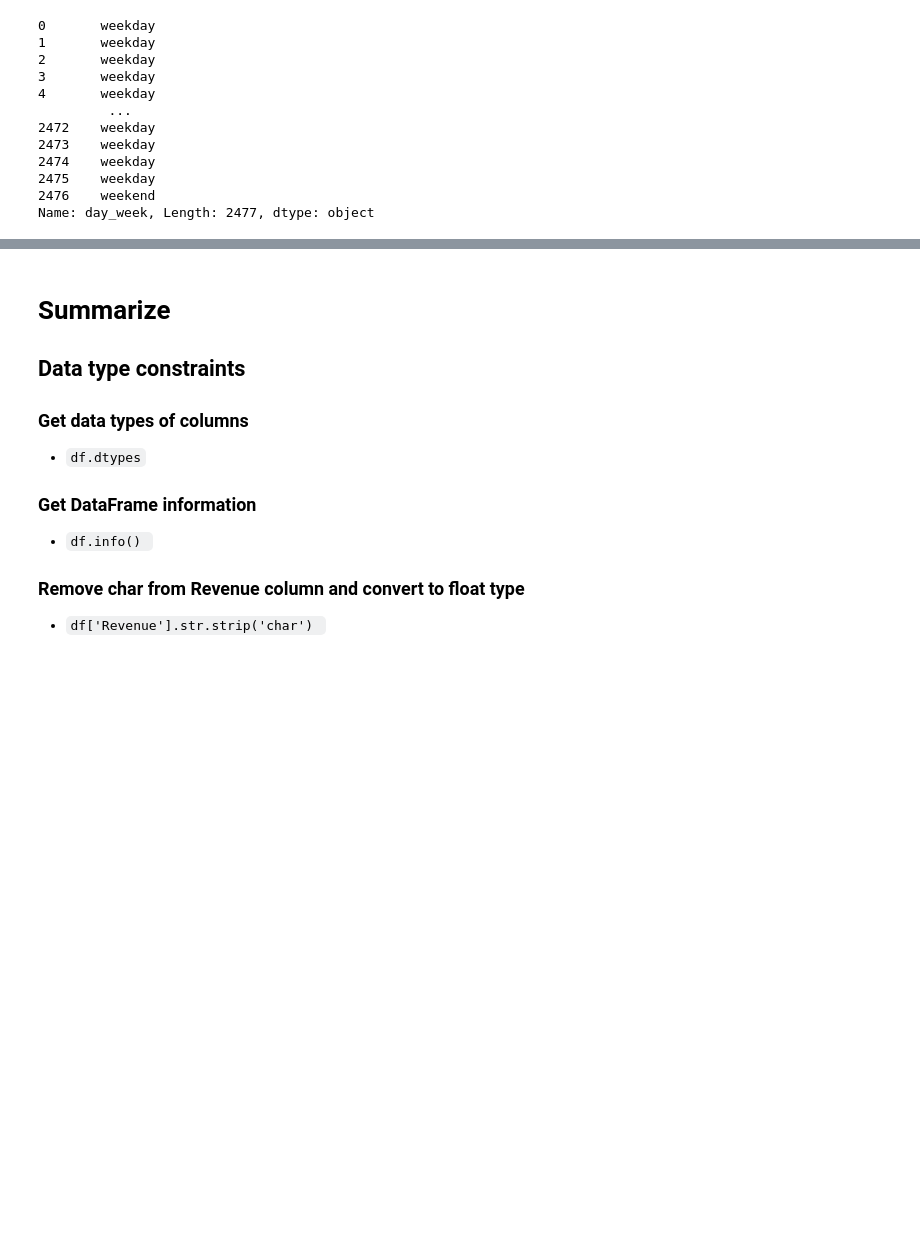
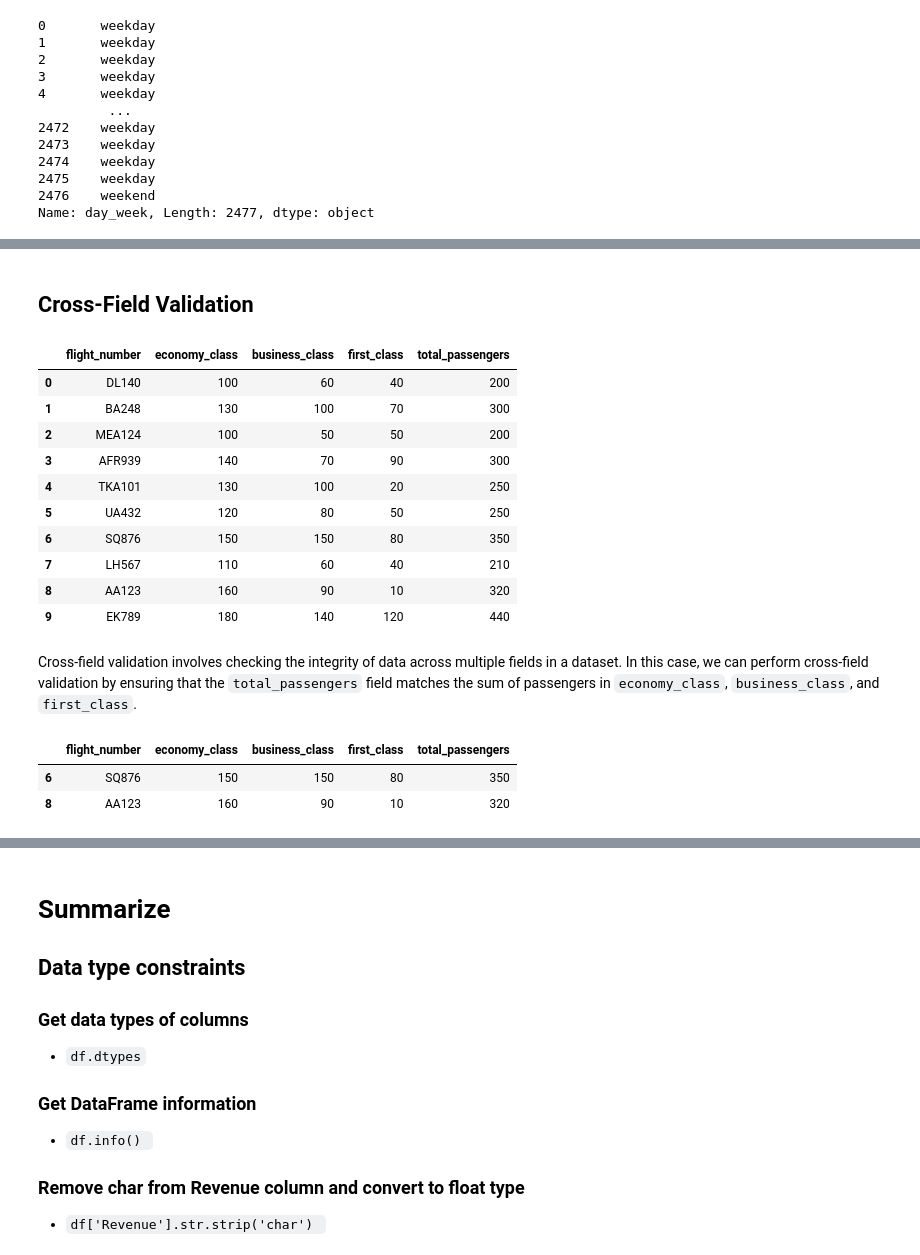
Before and after one commit to MahmoudNamNam/Importing-and-Cleaning-Data, a Jupyter notebook: CleaningData.ipynb, the cells around one changed output, grey strips where cells are left out. Saved outputs shown, nothing was run; the diff lists cells and outputs as text; code cells hidden in the pictures; blank space fills up the shorter version.

```diff
--- a/CleaningData.ipynb
+++ b/CleaningData.ipynb
@@ -426,0 +559,46 @@ Name: day_week, Length: 2477, dtype: object
+# %% [markdown]
+## Cross-Field Validation
+# %%
+import pandas as pd
+
+# Original dataset
+data = {
+    'flight_number': ['DL140', 'BA248', 'MEA124', 'AFR939', 'TKA101'],
+    'economy_class': [100, 130, 100, 140, 130],
+    'business_class': [60, 100, 50, 70, 100],
+    'first_class': [40, 70, 50, 90, 20],
+    'total_passengers': [200, 300, 200, 300, 250]
+}
+
+# Creating DataFrame
+flights = pd.DataFrame(data)
+
+# Additional rows
+additional_data = {
+    'flight_number': ['UA432', 'SQ876', 'LH567', 'AA123', 'EK789'],
+    'economy_class': [120, 150, 110, 160, 180],
+    'business_class': [80, 150, 60, 90, 140],
+    'first_class': [50, 80, 40, 10, 120],
+    'total_passengers': [250, 350, 210, 320, 440]
+}
+
+# Appending additional rows to the original dataset
+flights = pd.concat([flights,pd.DataFrame(additional_data)], ignore_index=True)
+
+# Displaying the extended dataset
+
+flights
+# %% [output]
+|  | flight_number | economy_class | business_class | first_class | total_passengers |
+| 0 | DL140 | 100 | 60 | 40 | 200 |
+| 1 | BA248 | 130 | 100 | 70 | 300 |
+| 2 | MEA124 | 100 | 50 | 50 | 200 |
+| 3 | AFR939 | 140 | 70 | 90 | 300 |
+| 4 | TKA101 | 130 | 100 | 20 | 250 |
+| 5 | UA432 | 120 | 80 | 50 | 250 |
+| 6 | SQ876 | 150 | 150 | 80 | 350 |
+| 7 | LH567 | 110 | 60 | 40 | 210 |
+| 8 | AA123 | 160 | 90 | 10 | 320 |
+| 9 | EK789 | 180 | 140 | 120 | 440 |
+# %% [markdown]
+Cross-field validation involves checking the integrity of data across multiple fields in a dataset. In this case, we can perform cross-field validation by ensuring that the `total_passengers` field matches the sum of passengers in `economy_class`, `business_class`, and `first_class`.
@@ -426,0 +608,8 @@ Name: day_week, Length: 2477, dtype: object
+# %%
+# Find and filter out rows with inconsistent passenger totals
+inconsistent_pass = flights[~passenger_equ]
+inconsistent_pass
+# %% [output]
+|  | flight_number | economy_class | business_class | first_class | total_passengers |
+| 6 | SQ876 | 150 | 150 | 80 | 350 |
+| 8 | AA123 | 160 | 90 | 10 | 320 |
```
Also changed, not shown: parts of 28 cells of this notebook.
